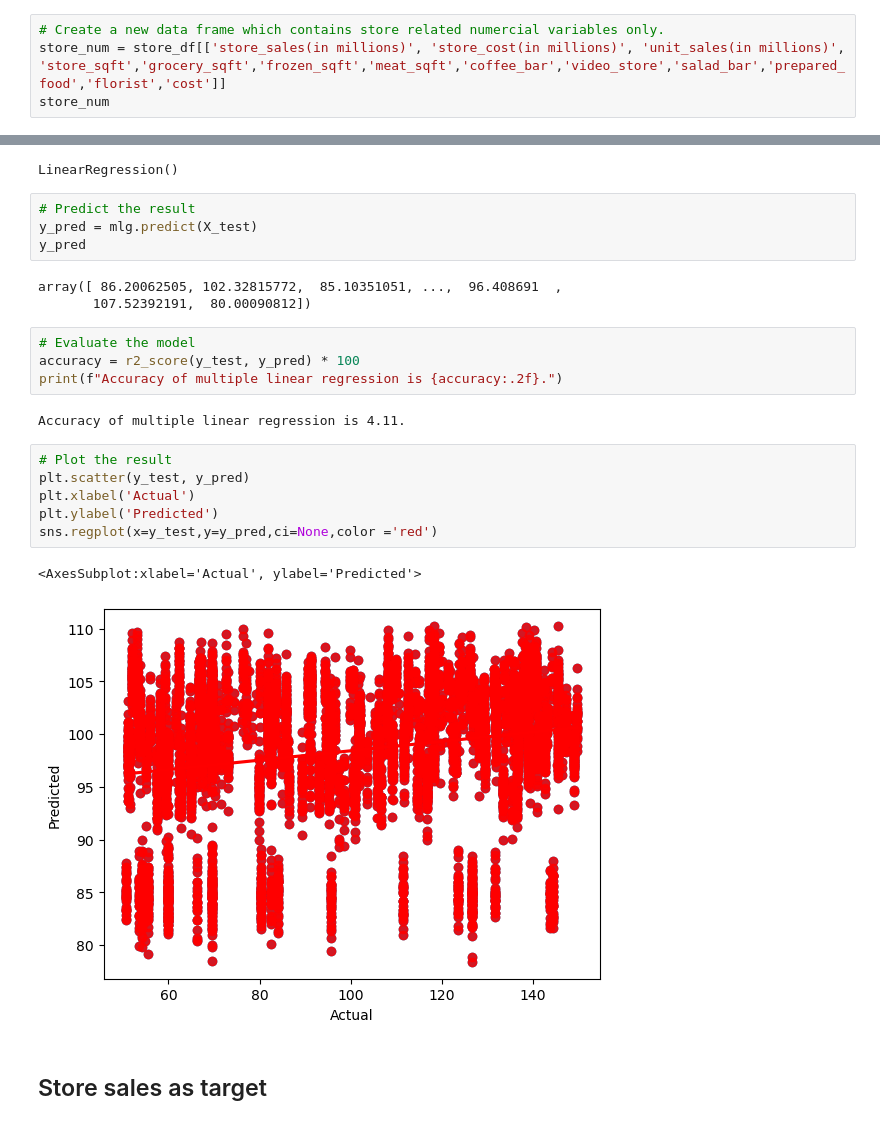
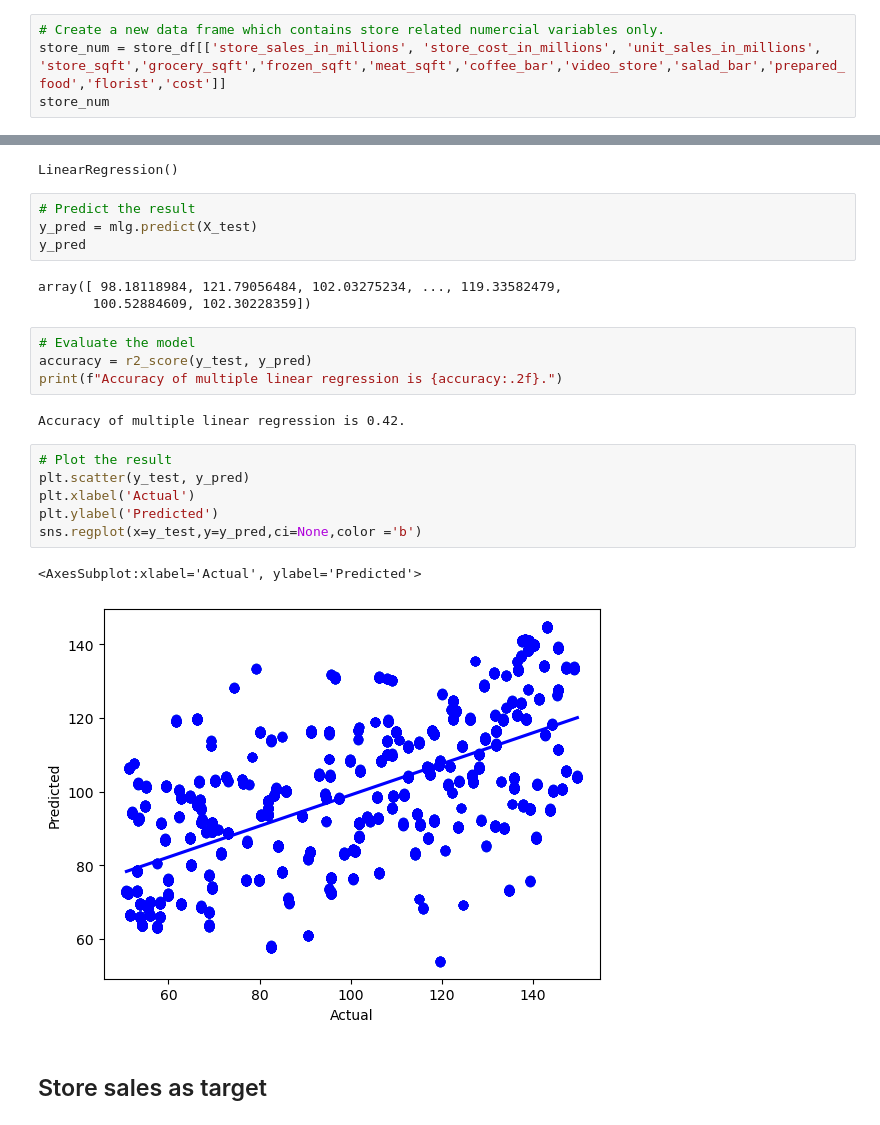
Before and after one commit to bpiffard/Capstone_Final_Group_Project, a Jupyter notebook: store_multiple_linear_regression.ipynb, the cells around one changed output, grey strips where cells are left out. Saved outputs shown, nothing was run; the diff lists cells and outputs as text.

```diff
--- a/store_multiple_linear_regression.ipynb
+++ b/store_multiple_linear_regression.ipynb
@@ -138,5 +136,5 @@ There are 20 numerical variables in store data frame.
 # %%
 # Create a new data frame which contains store related numercial variables only.
-store_num = store_df[['store_sales(in millions)', 'store_cost(in millions)', 'unit_sales(in millions)', 'store_sqft','grocery_sqft','frozen_sqft','meat_sqft','coffee_bar','video_store','salad_bar','prepared_food','florist','cost']]
+store_num = store_df[['store_sales_in_millions', 'store_cost_in_millions', 'unit_sales_in_millions', 'store_sqft','grocery_sqft','frozen_sqft','meat_sqft','coffee_bar','video_store','salad_bar','prepared_food','florist','cost']]
 store_num
 # %% [output]
@@ -278,23 +276,23 @@ LinearRegression()
 y_pred = mlg.predict(X_test)
 y_pred
 # %% [output]
-array([ 86.20062505, 102.32815772,  85.10351051, ...,  96.408691  ,
-       107.52392191,  80.00090812])
+array([ 98.18118984, 121.79056484, 102.03275234, ..., 119.33582479,
+       100.52884609, 102.30228359])
 # %%
 # Evaluate the model
-accuracy = r2_score(y_test, y_pred) * 100
+accuracy = r2_score(y_test, y_pred)
 print(f"Accuracy of multiple linear regression is {accuracy:.2f}.")
 # %% [output]
-Accuracy of multiple linear regression is 4.11.
+Accuracy of multiple linear regression is 0.42.
 # %%
 # Plot the result
 plt.scatter(y_test, y_pred)
 plt.xlabel('Actual')
 plt.ylabel('Predicted')
-sns.regplot(x=y_test,y=y_pred,ci=None,color ='red')
+sns.regplot(x=y_test,y=y_pred,ci=None,color ='b')
 # %% [output]
 <AxesSubplot:xlabel='Actual', ylabel='Predicted'>
-[figure, old version]
+[figure, new version]
 # %% [markdown]
 ## Store sales as target
 # %%
```
Also changed, not shown: parts of 43 cells of this notebook, 9 other files.
